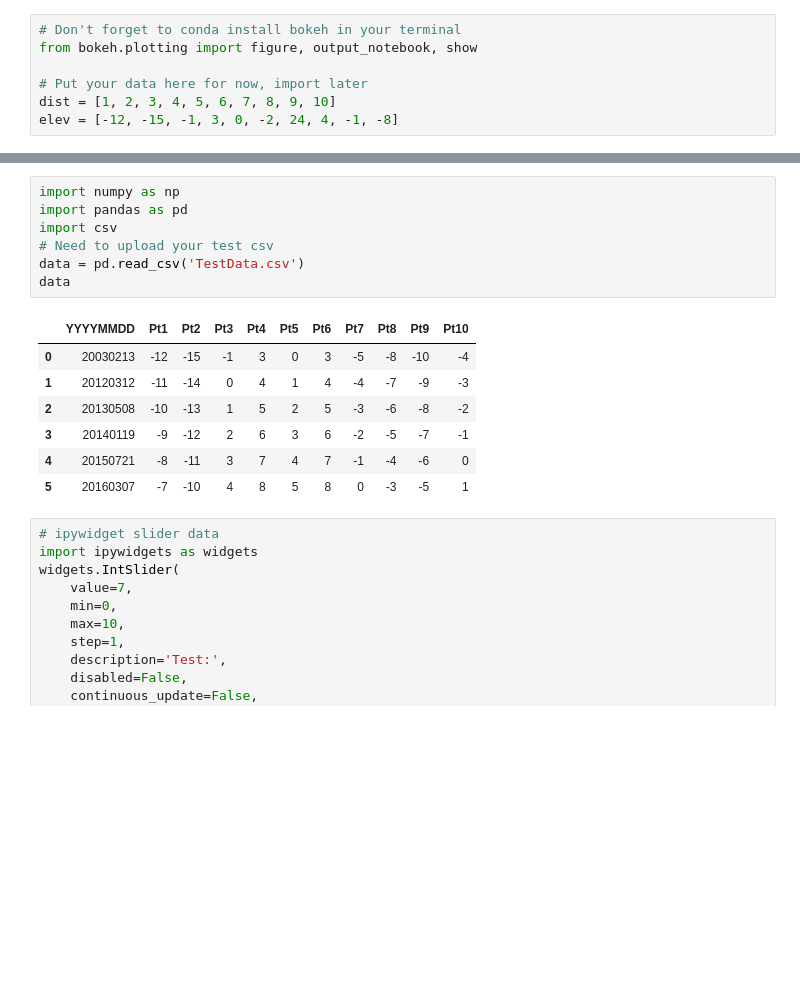
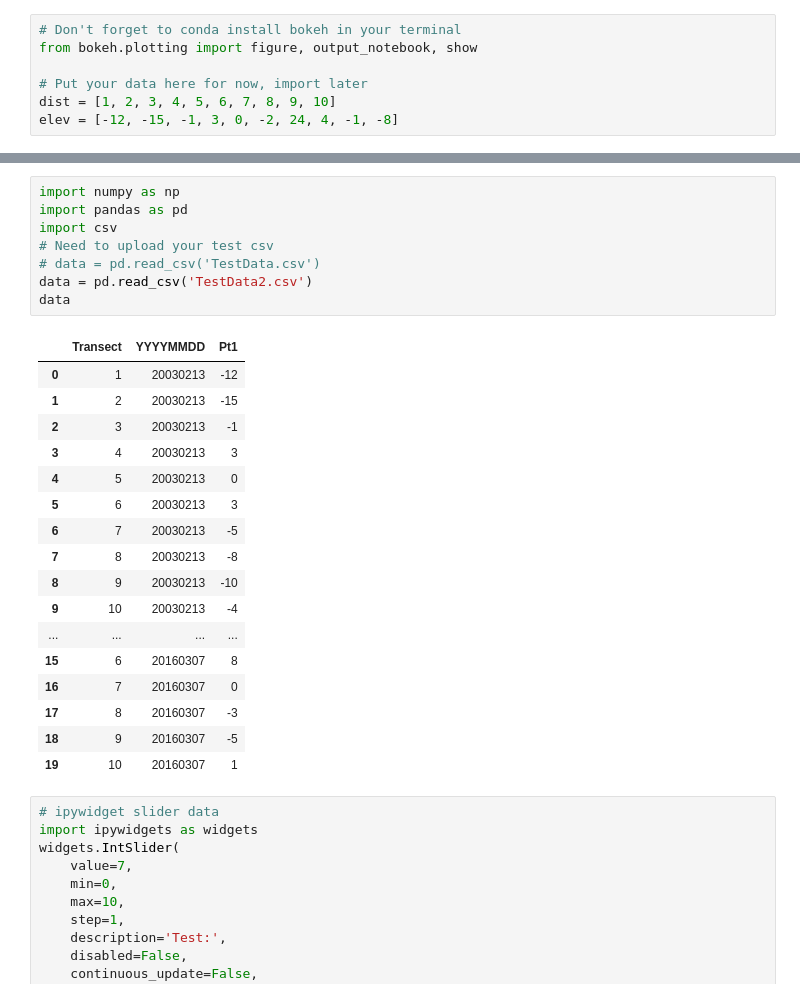
Before and after one commit to geohackweek/glacierhack_2018, a Jupyter notebook: michelle/Glacial_Visualization.ipynb, the cells around one changed output, grey strips where cells are left out. Saved outputs shown, nothing was run; the diff lists cells and outputs as text; blank space fills up the shorter version.

Commit message:
Working holoview table example

```diff
--- a/michelle/Glacial_Visualization.ipynb
+++ b/michelle/Glacial_Visualization.ipynb
@@ -41,18 +41,29 @@ Loading BokehJS ...
 # %%
 import numpy as np
 import pandas as pd
 import csv
 # Need to upload your test csv
-data = pd.read_csv('TestData.csv')
+# data = pd.read_csv('TestData.csv')
+data = pd.read_csv('TestData2.csv')
 data
 # %% [output]
-|  | YYYYMMDD | Pt1 | Pt2 | Pt3 | Pt4 | Pt5 | Pt6 | Pt7 | Pt8 | Pt9 | Pt10 |
-| 0 | 20030213 | -12 | -15 | -1 | 3 | 0 | 3 | -5 | -8 | -10 | -4 |
-| 1 | 20120312 | -11 | -14 | 0 | 4 | 1 | 4 | -4 | -7 | -9 | -3 |
-| 2 | 20130508 | -10 | -13 | 1 | 5 | 2 | 5 | -3 | -6 | -8 | -2 |
-| 3 | 20140119 | -9 | -12 | 2 | 6 | 3 | 6 | -2 | -5 | -7 | -1 |
-| 4 | 20150721 | -8 | -11 | 3 | 7 | 4 | 7 | -1 | -4 | -6 | 0 |
-| 5 | 20160307 | -7 | -10 | 4 | 8 | 5 | 8 | 0 | -3 | -5 | 1 |
+|  | Transect | YYYYMMDD | Pt1 |
+| 0 | 1 | 20030213 | -12 |
+| 1 | 2 | 20030213 | -15 |
+| 2 | 3 | 20030213 | -1 |
+| 3 | 4 | 20030213 | 3 |
+| 4 | 5 | 20030213 | 0 |
+| 5 | 6 | 20030213 | 3 |
+| 6 | 7 | 20030213 | -5 |
+| 7 | 8 | 20030213 | -8 |
+| 8 | 9 | 20030213 | -10 |
+| 9 | 10 | 20030213 | -4 |
+| ... | ... | ... | ... |
+| 15 | 6 | 20160307 | 8 |
+| 16 | 7 | 20160307 | 0 |
+| 17 | 8 | 20160307 | -3 |
+| 18 | 9 | 20160307 | -5 |
+| 19 | 10 | 20160307 | 1 |
 # %%
 # ipywidget slider data
 import ipywidgets as widgets
```
Also changed, not shown: parts of 3 cells of this notebook, 1 other file.
